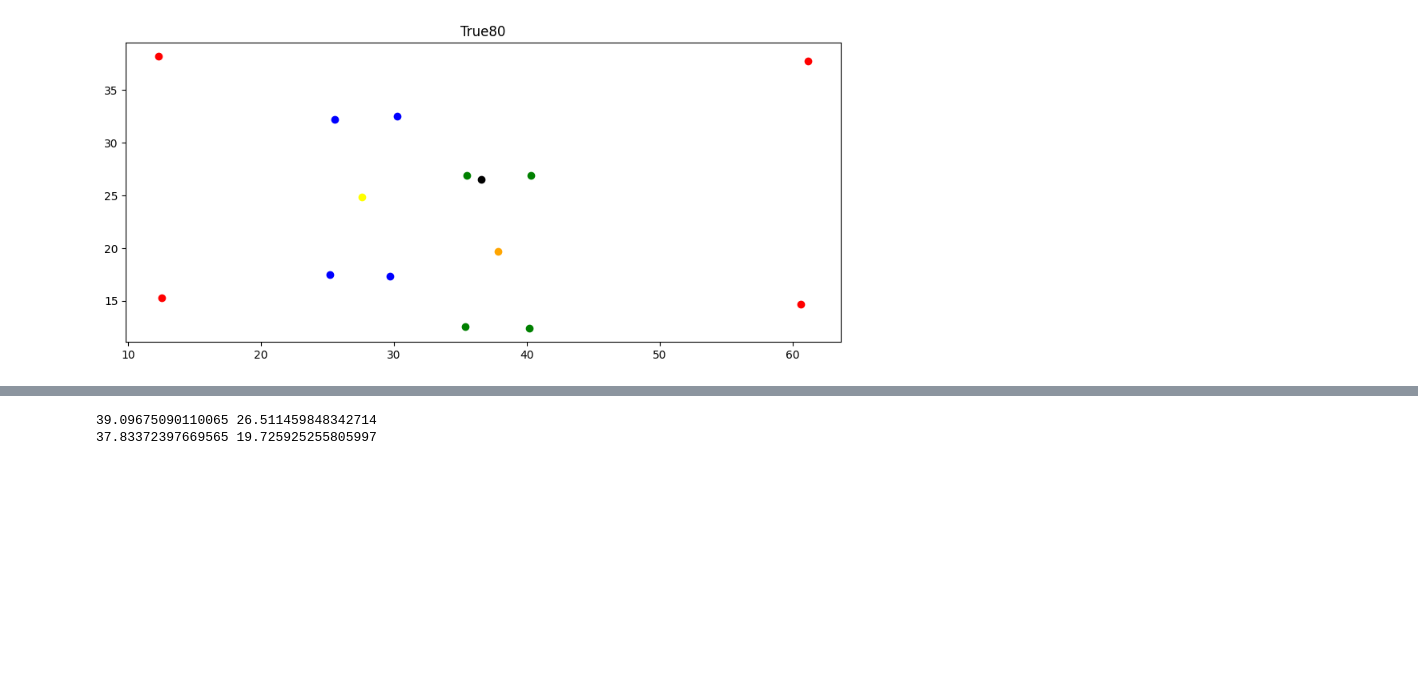
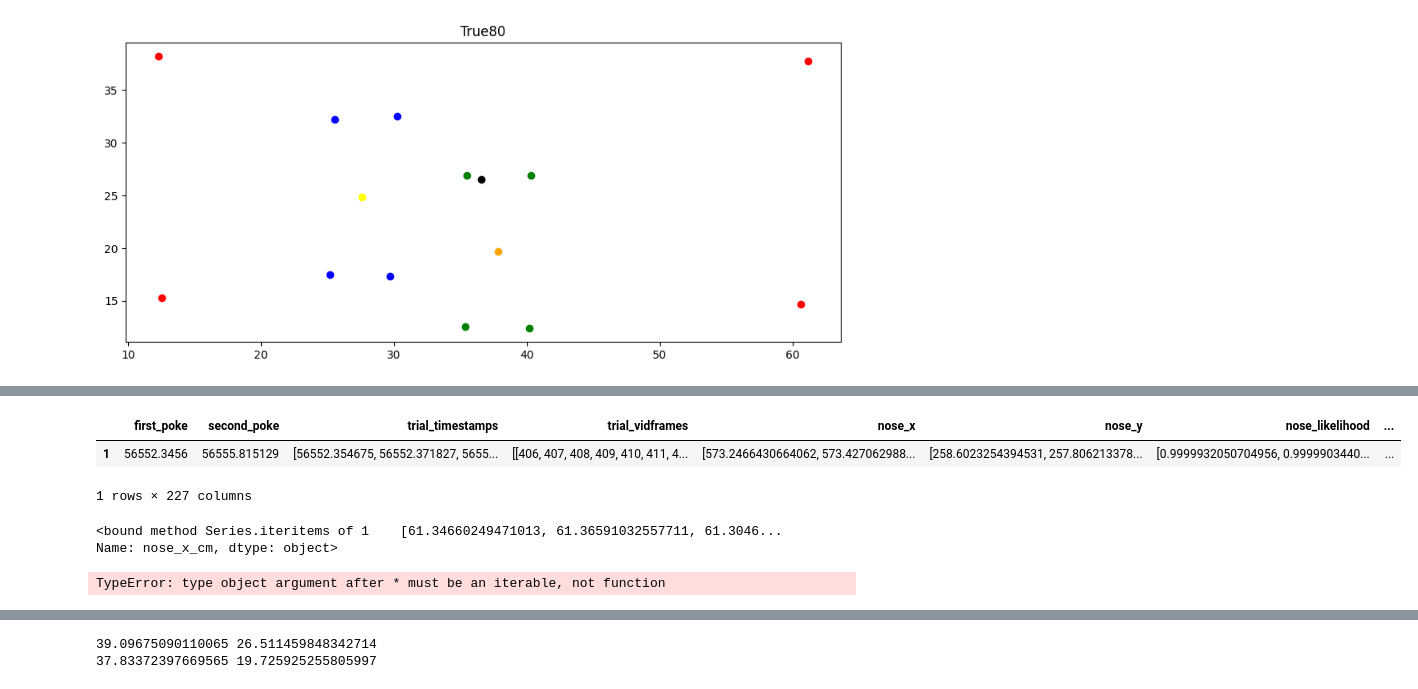
Before and after one commit to msidikpr/obstacle_avoidance, a Jupyter notebook: test_functions.ipynb, the cells around one changed output, grey strips where cells are left out. Saved outputs shown, nothing was run; the diff lists cells and outputs as text; code cells hidden in the pictures; blank space fills up the shorter version.

Commit message:
added new functions

```diff
--- a/test_functions.ipynb
+++ b/test_functions.ipynb
@@ -53,3 +28,25 @@ for ind, row in test.iterrows():
+# %%
+## smooth traces of body parts
+keys = ['nose','leftear','rightear','spine','midspine']
+fake_time = np.linspace(0,1,200)
+box_sz = 5
+box = np.ones(box_sz)/box_sz
+
+count = 0
+for ind, row in df.iterrows():
+    for key in keys:
+        xT = np.linspace(0,1,len(row[key + '_x'])); yT = np.linspace(0,1,len(row[key + '_y']))
+        intx = interp1d(xT, row[key + '_x_cm'], bounds_error=False,fill_value= 'extrapolate')(fake_time).astype(object)
+        inty = interp1d(yT, row[key + '_y_cm'], bounds_error=False,fill_value= 'extrapolate')(fake_time).astype(object)
+        fillx = pd.Series(intx).fillna(method='bfill').to_numpy()
+        filly = pd.Series(inty).fillna(method='bfill').to_numpy()
+        #smoothx = np.convolve(signal.medfilt(fillx,kernel_size=3), box, mode='same')
+        #smoothy = np.convolve(signal.medfilt(filly,kernel_size=3), box, mode='same')
+    #trace = np.hstack((smoothx,smoothy))
+    #data[count,:] = trace
+        count += 1
+        df.at[ind,'interp_' + key+ '_x_cm'] = fillx.astype(object)
+        df.at[ind,'interp_' + key+ '_y_cm'] = filly.astype(object)
 # %%
 ## calculate arena center
 for ind, row in df.iterrows():
@@ -252,0 +311,13 @@ df2
+# %%
+test_df = df.iloc[[1]]
+# %%
+test_df
+# %% [output]
+|  | first_poke | second_poke | trial_timestamps | trial_vidframes | nose_x | nose_y | nose_likelihood | ... |
+| 1 | 56552.3456 | 56555.815129 | [56552.354675, 56552.371827, 5655... | [[406, 407, 408, 409, 410, 411, 4... | [573.2466430664062, 573.427062988... | [258.6023254394531, 257.806213378... | [0.9999932050704956, 0.9999903440... | ... |
+1 rows × 227 columns
+# %%
+test_df['nose_x_cm'].iteritems
+# %% [output]
+<bound method Series.iteritems of 1    [61.34660249471013, 61.36591032557711, 61.3046...
+Name: nose_x_cm, dtype: object>
@@ -252,0 +337,9 @@ df2
+# %%
+columns_list = []
+for key in keys:
+    columns = [col for col in df.columns if key in col]
+    columns_list.append(columns)
+    column_list = list(itertools.chain(*column_list))
+    column_list = np.array(column_list)
+# %% [output]
+TypeError: type object argument after * must be an iterable, not function
```
Also changed, not shown: parts of 32 cells of this notebook, 4 other files.
